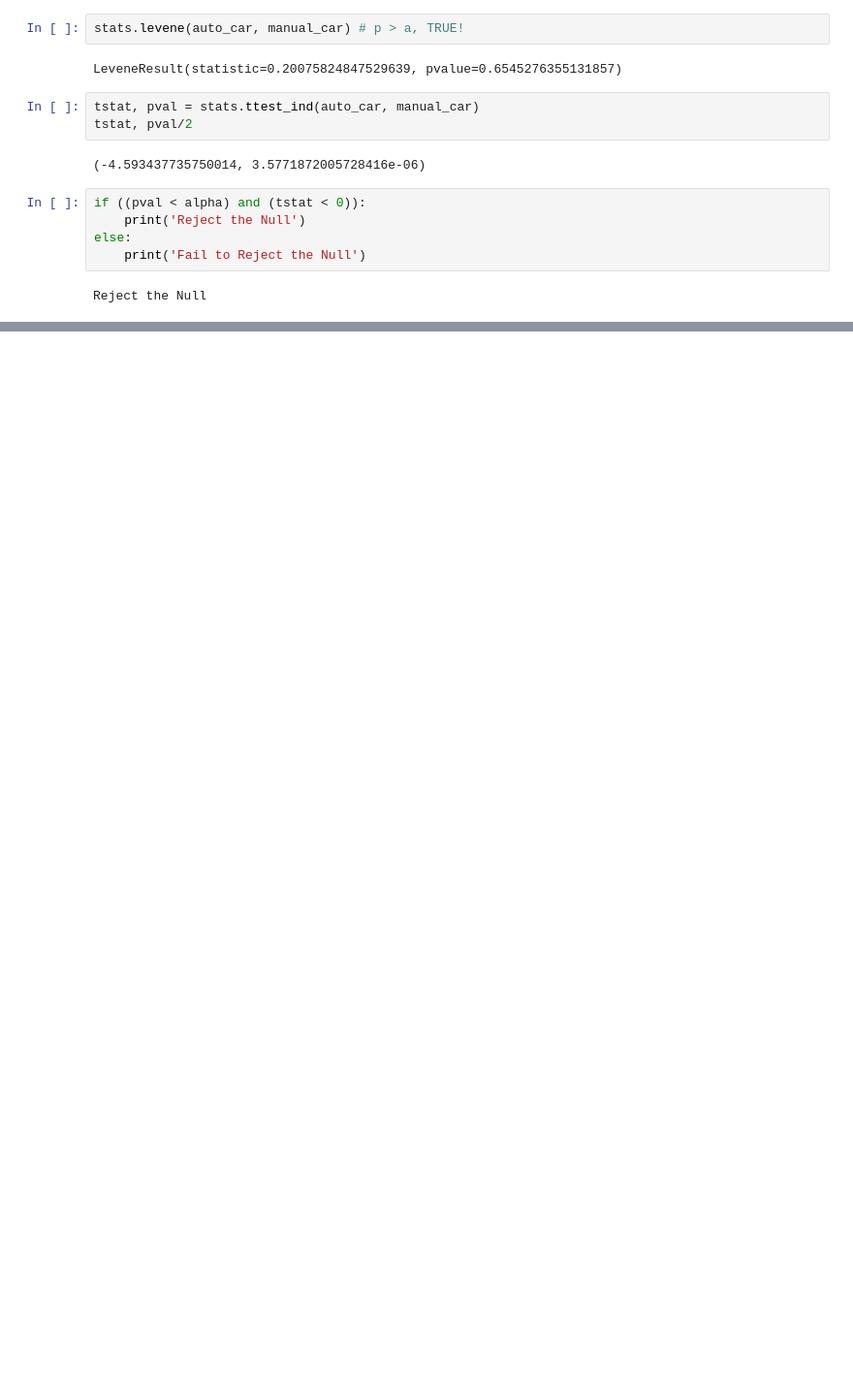
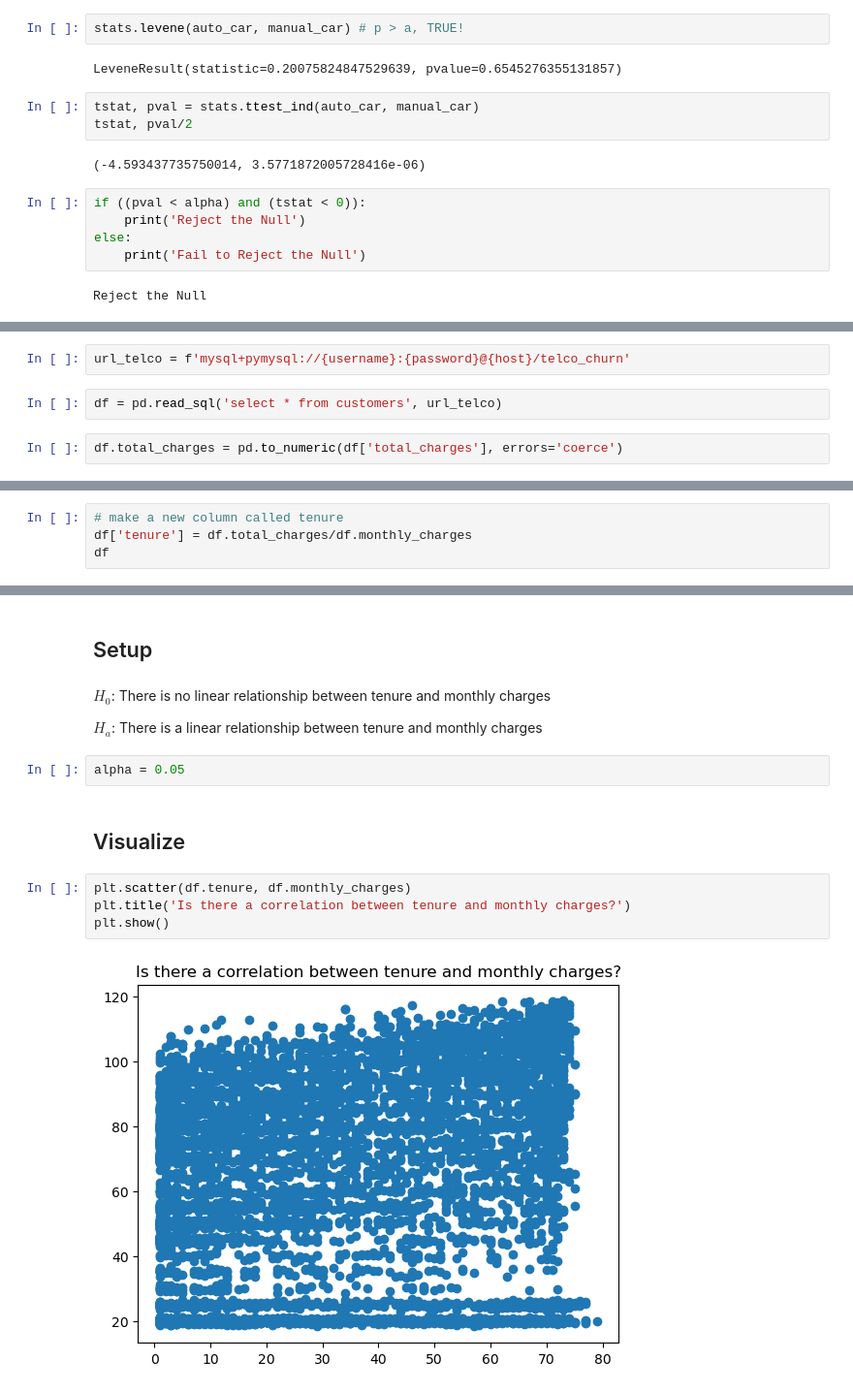
Before and after one commit to lewisalexia/simulation_exercises, a Jupyter notebook: hypothesis_testing.ipynb, the cells around one changed output, grey strips where cells are left out. Shown at 97% size. Cells and saved outputs as stored; diff of their text form; blank space fills up the shorter version.

```diff
--- a/hypothesis_testing.ipynb
+++ b/hypothesis_testing.ipynb
@@ -390,0 +411,6 @@ Reject the Null
+# %%
+url_telco = f'mysql+pymysql://{username}:{password}@{host}/telco_churn'
+# %%
+df = pd.read_sql('select * from customers', url_telco)
+# %%
+df.total_charges = pd.to_numeric(df['total_charges'], errors='coerce')
@@ -390,0 +439,4 @@ Reject the Null
+# %%
+# make a new column called tenure
+df['tenure'] = df.total_charges/df.monthly_charges
+df
@@ -390,0 +480,16 @@ Reject the Null
+# %% [markdown]
+## Setup
+# %% [markdown]
+$H_0$: There is no linear relationship between tenure and monthly charges
+
+$H_a$: There is a linear relationship between tenure and monthly charges
+# %%
+alpha = 0.05
+# %% [markdown]
+## Visualize
+# %%
+plt.scatter(df.tenure, df.monthly_charges)
+plt.title('Is there a correlation between tenure and monthly charges?')
+plt.show()
+# %% [output]
+[figure, added]
```
Also changed, not shown: parts of 113 cells of this notebook.
